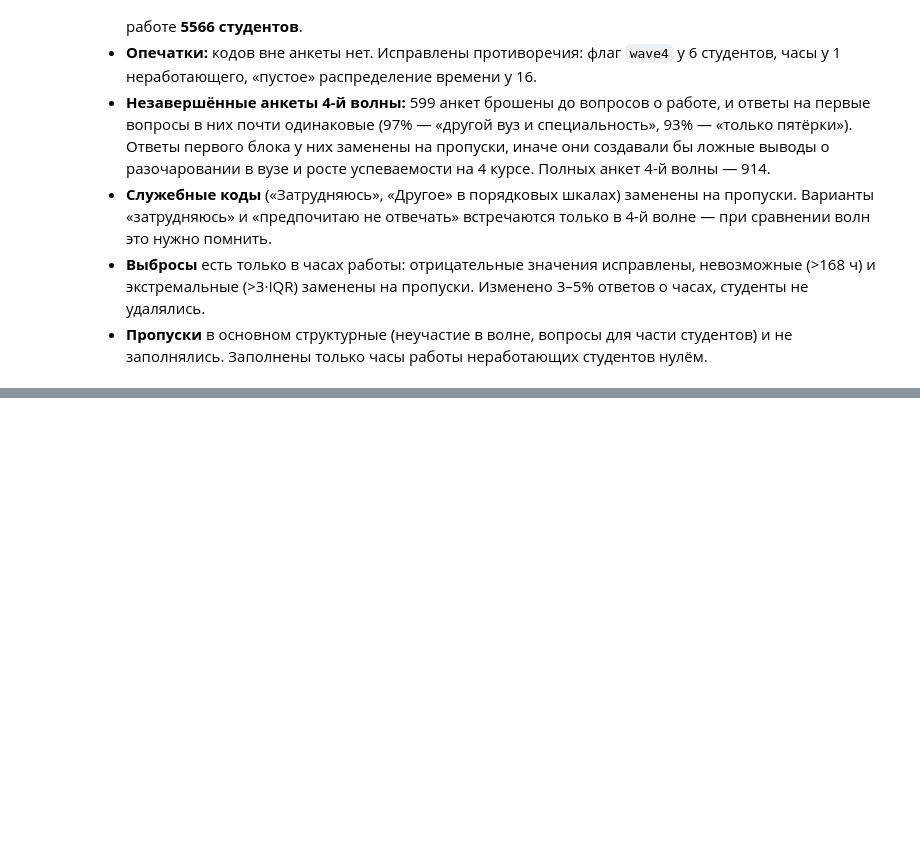
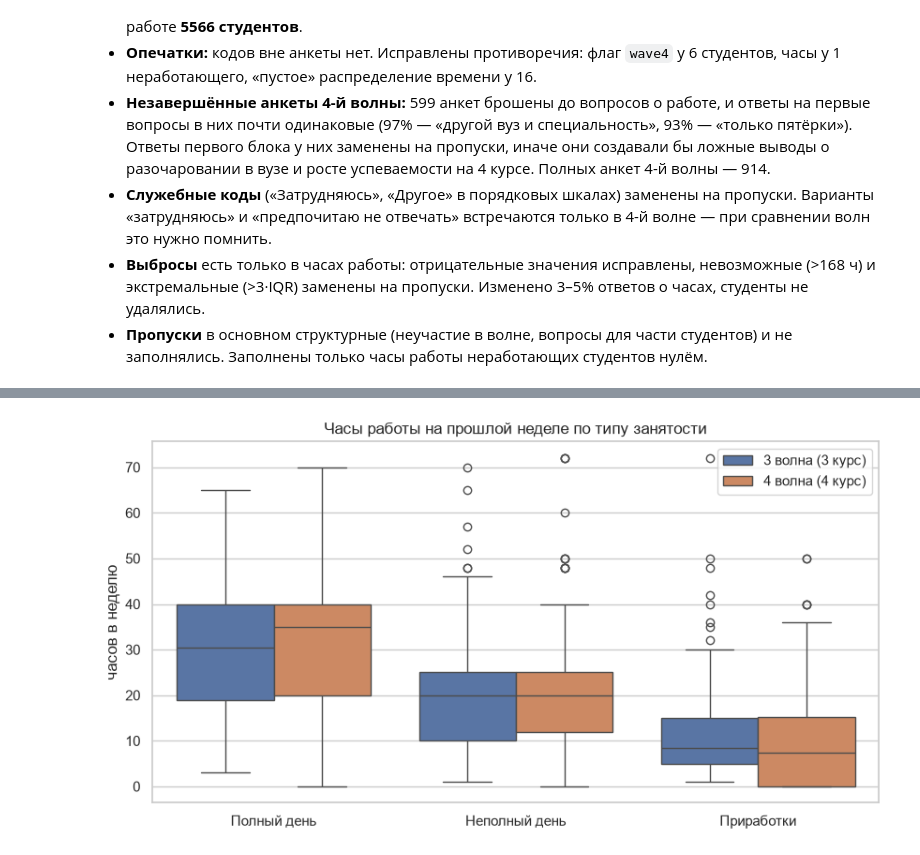
Before and after one commit to petushok08/Higher-Education-Research-Hackathon-2026, a Jupyter notebook: students_work_study_analysis.ipynb, the cells around one changed output, grey strips where cells are left out. Cells and saved outputs as stored; diff of their text form; code cells hidden in the pictures; blank space fills up the shorter version.

```diff
--- a/students_work_study_analysis.ipynb
+++ b/students_work_study_analysis.ipynb
@@ -1169,0 +1419,8 @@ plt.show()
+# %%
+# только работающие студенты (коды 1–3)
+working = df_long[df_long['work1'].isin([1, 2, 3])].copy()
+working['work_status'] = working['work1'].map(SHORT_LABELS['work1'])  # код -> подпись
+
+hours_by_status = working.groupby(['work_status', 'wave'])['work_hours'].describe()
+hours_by_status = hours_by_status[['count', '25%', '50%', '75%', 'mean']]
+hours_by_status.round(1)
@@ -1169,0 +1436,12 @@ plt.show()
+# %%
+working['wave_label'] = working['wave'].map(WAVE_LABELS)
+
+fig, ax = plt.subplots(figsize=(10, 5))
+sns.boxplot(data=working, x='work_status', y='work_hours', hue='wave_label', order=WORK_ORDER[:3], ax=ax)
+ax.set_title('Часы работы на прошлой неделе по типу занятости')
+ax.set_xlabel('')
+ax.set_ylabel('часов в неделю')
+ax.legend(title='')
+plt.show()
+# %% [output]
+[figure, added]
```
Also changed, not shown: parts of 104 cells of this notebook, 2 other files.
